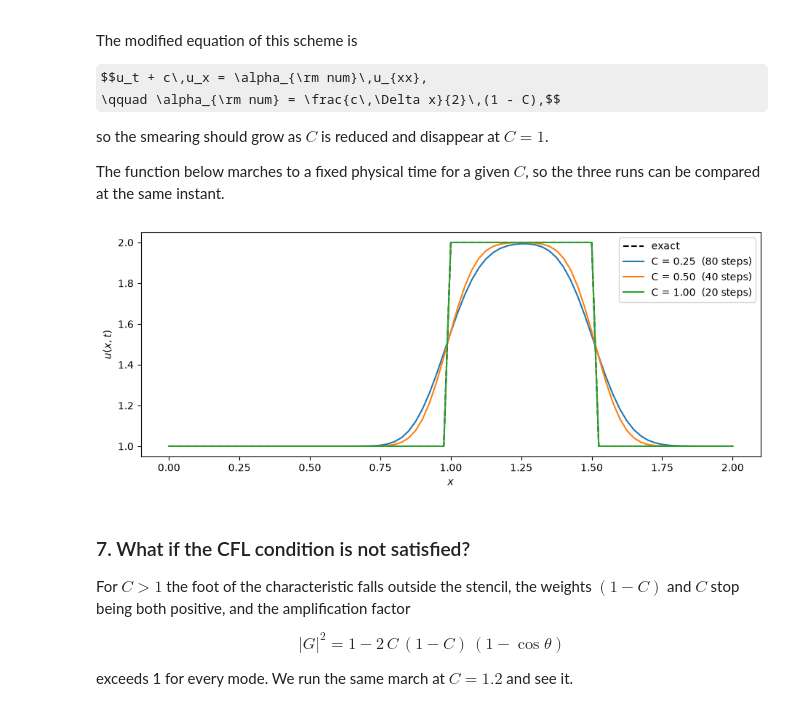
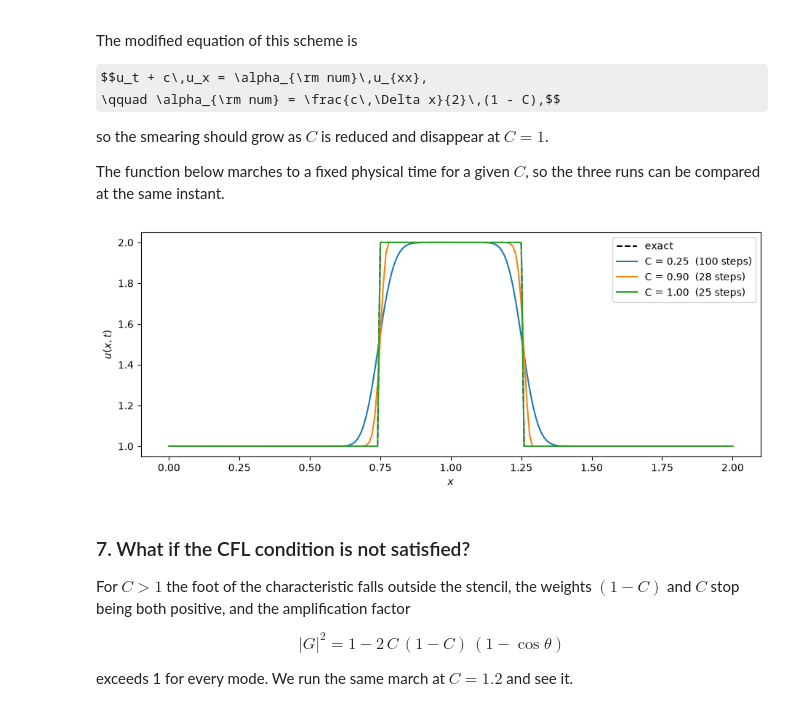
Before and after one commit to wbandabarragan/computational-fluid-dynamics, a Jupyter notebook: notebooks/nb07_linear_nonlinear_advection.ipynb, the cells around one changed output. Drawn from its saved outputs; the diff is of its cells as text; code cells hidden in the pictures; some formulas as TeX source.

```diff
--- a/notebooks/nb07_linear_nonlinear_advection.ipynb
+++ b/notebooks/nb07_linear_nonlinear_advection.ipynb
@@ -33,10 +33,10 @@ from mpl_toolkits.mplot3d import Axes3D
 ### 1. Domain Definition (grid creation):
 # %%
 # Advection speed for the linear problem
-c = 1.0
+c = 0.5
 
 # Steps
-dx = 0.025   # Step size -> delta_x
+dx = 0.01   # Step size -> delta_x
 dt = 0.0125  # Time step -> delta_t
 
 # The Courant number
@@ -256,20 +256,20 @@ def march_linear(x_vec, c_speed, C_target, t_end):
 # %%
 plt.figure(figsize=(11,4))
 
 plt.plot(x, hat_profile(x - c*b), "k--", label = "exact")
 
-for C_try in [0.25, 0.50, 1.00]:
+for C_try in [0.25, 0.90, 1.00]:
     u_try, n_steps = march_linear(x, c, C_try, b)
     plt.plot(x, u_try, label = f"C = {C_try:.2f}  ({n_steps} steps)")
 
 plt.xlabel(r"$x$")
 plt.ylabel(r"$u(x,t)$")
 
 plt.legend()
 
 plt.show()
 # %% [output]
-[figure, old version]
+[figure, new version]
 # %% [markdown]
 ### 7. What if the CFL condition is not satisfied?
 
```
Also changed, not shown: parts of 11 cells of this notebook, 3 other files.
